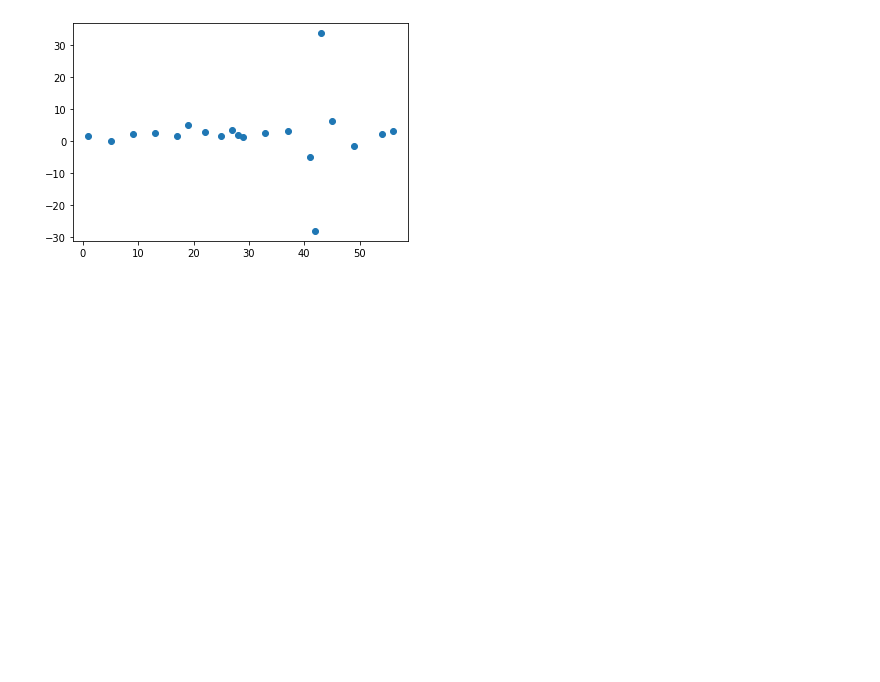
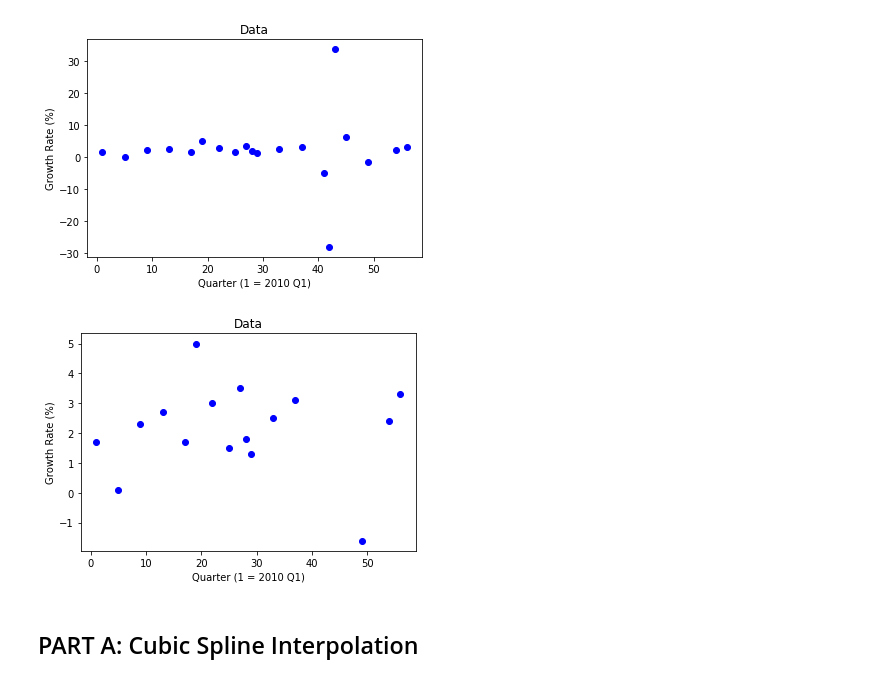
Before and after one commit to emericfamechon/coe311k, a Jupyter notebook: projects/ejf978_midterm.ipynb, the cells around one changed output. Cells and saved outputs as stored; diff of their text form; code cells hidden in the pictures; blank space fills up the shorter version.

```diff
--- a/projects/ejf978_midterm.ipynb
+++ b/projects/ejf978_midterm.ipynb
@@ -4,8 +8,25 @@ import matplotlib.pyplot as plt
 # %%
-quarters = [1, 5, 9, 13, 17, 19, 22, 25, 27, 28, 29, 33, 37, 41, 42, 43, 45, 49, 54, 56]
-growth = [1.7, 0.1, 2.3, 2.7, 1.7, 5.0, 3.0, 1.5, 3.5, 1.8, 1.3, 2.5, 3.1, -5.1, -28.1, 33.8, 6.3, -1.6, 2.4, 3.3]
+# Given Data
+quarters = np.array([1, 5, 9, 13, 17, 19, 22, 25, 27, 28, 29, 33, 37, 41, 42, 43, 45, 49, 54, 56])
+growth = np.array([1.7, 0.1, 2.3, 2.7, 1.7, 5.0, 3.0, 1.5, 3.5, 1.8, 1.3, 2.5, 3.1, -5.1, -28.1, 33.8, 6.3, -1.6, 2.4, 3.3])
 
-plt.scatter(quarters, growth)
+# Filtered data without the Covid data
+qfilter = np.array([1, 5, 9, 13, 17, 19, 22, 25, 27, 28, 29, 33, 37, 49, 54, 56])
+gfilter = np.array([1.7, 0.1, 2.3, 2.7, 1.7, 5.0, 3.0, 1.5, 3.5, 1.8, 1.3, 2.5, 3.1, -1.6, 2.4, 3.3])
+
+# Data Plotted
+plt.scatter(quarters, growth, color = 'blue')
+plt.title("Data")
+plt.xlabel("Quarter (1 = 2010 Q1)")
+plt.ylabel("Growth Rate (%)")
 plt.show()
+plt.scatter(qfilter,gfilter, color = 'blue')
+plt.title("Data")
+plt.xlabel("Quarter (1 = 2010 Q1)")
+plt.ylabel("Growth Rate (%)")
+plt.show()
 # %% [output]
-[figure, old version]
+[figure, new version]
+[figure, added]
+# %% [markdown]
+## PART A: Cubic Spline Interpolation
```
Also changed, not shown: parts of 19 cells of this notebook, 1 other file.
